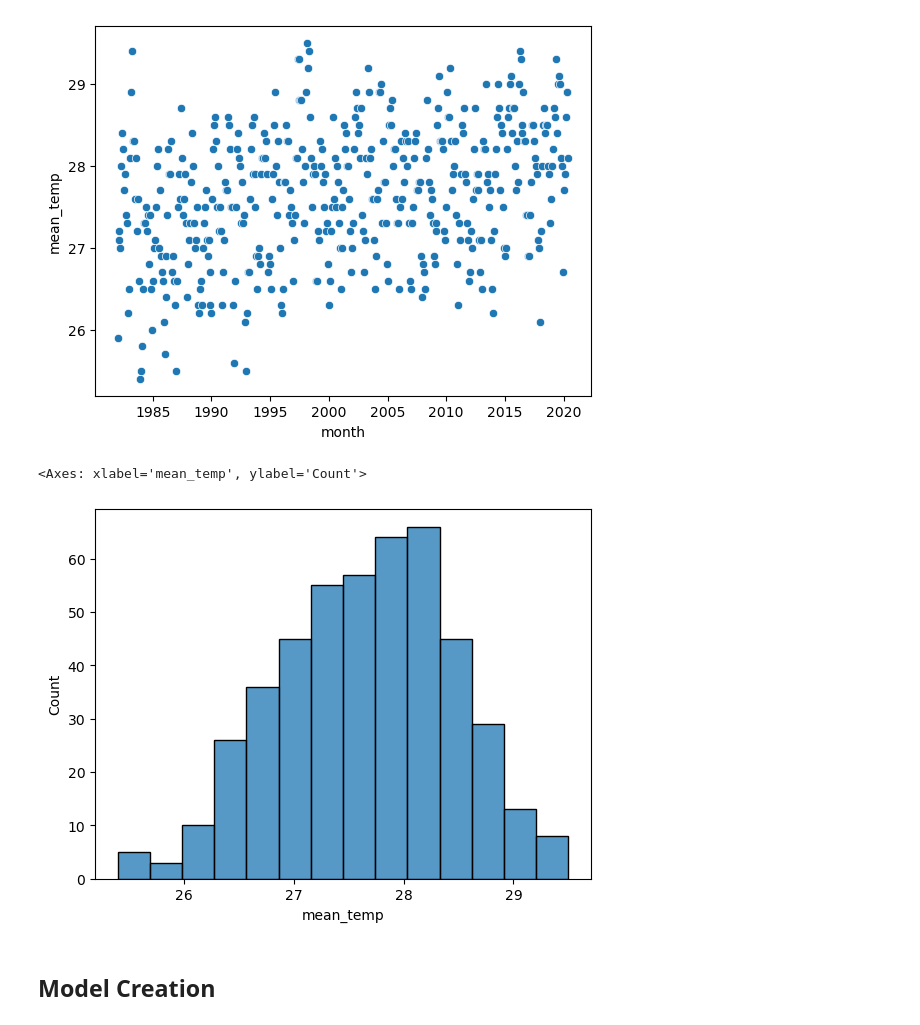
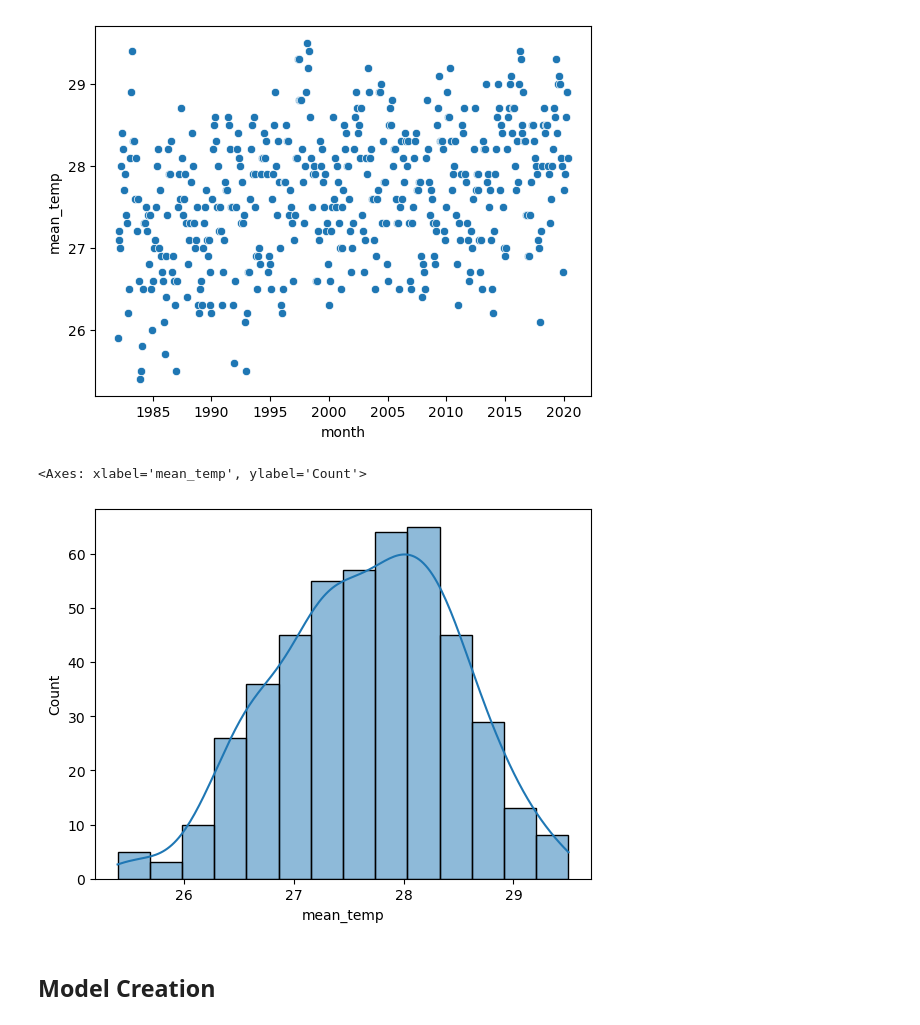
Before and after one commit to nishantab95/Air-temperature-time-series-project, a Jupyter notebook: air_temp.ipynb, the cells around one changed output. Cells and saved outputs as stored; diff of their text form; code cells hidden in the pictures.

```diff
--- a/air_temp.ipynb
+++ b/air_temp.ipynb
@@ -91,10 +91,10 @@ sns.scatterplot(data=df['mean_temp'])
 <Axes: xlabel='month', ylabel='mean_temp'>
 [figure]
 # %%
-sns.histplot(data=df['mean_temp'])
+sns.histplot(data=df['mean_temp'],kde=True)
 # %% [output]
 <Axes: xlabel='mean_temp', ylabel='Count'>
-[figure, old version]
+[figure, new version]
 # %% [markdown]
 ## Model Creation
 # %%
```
